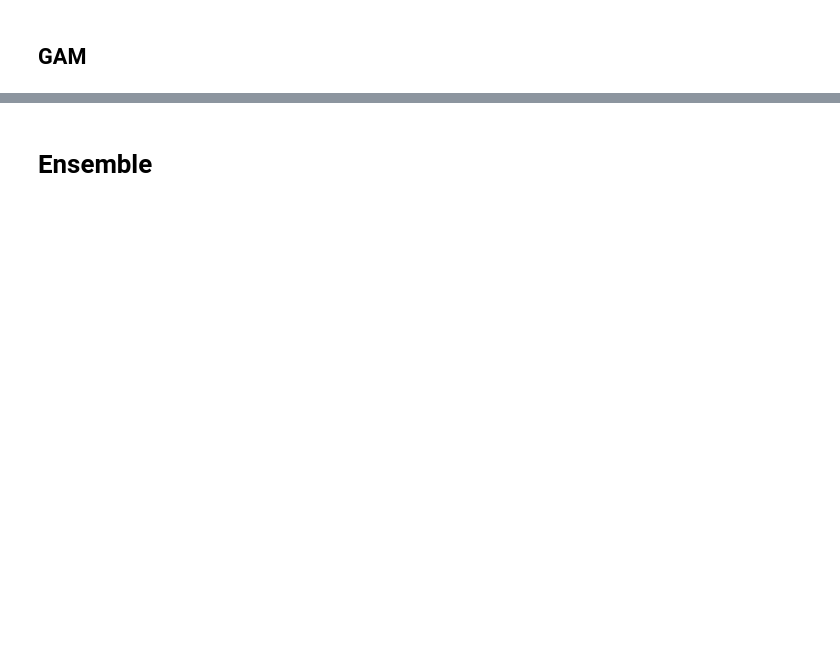
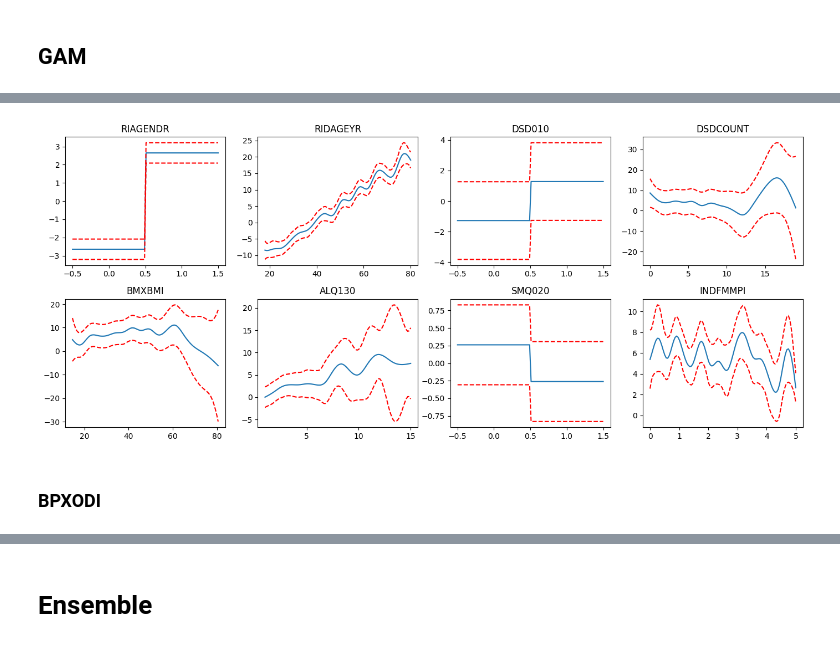
Before and after one commit to LiangqiTang/503-final-project, a Jupyter notebook: Stats 503 Final Project.ipynb, the cells around one changed output, grey strips where cells are left out. Drawn from its saved outputs; the diff is of its cells as text; code cells hidden in the pictures; blank space fills up the shorter version.

```diff
--- a/Stats 503 Final Project.ipynb
+++ b/Stats 503 Final Project.ipynb
@@ -974,0 +995,14 @@ Gradient Boosting Tree: R^2 for BPXODI: 0.13570806219331133
+# %%
+# fit the model
+gam1 = LinearGAM(f(0) + s(1) + f(2) + s(3) + s(4) + s(5) + f(6) + s(7))
+gam1.fit(X_train, y_train_h)
+
+# # search the best lams
+# lam = 0.01
+# lams = [lam] * 8
+# gam.gridsearch(X_train, y_train_h, lam=lams)
+
+# # report the best lambda
+# print(f'Optimal lambda: {gam.lam}')
+
+gam1.summary()
@@ -974,0 +1033,24 @@ Gradient Boosting Tree: R^2 for BPXODI: 0.13570806219331133
+# %%
+# plotting
+fig, (axs1,axs2) = plt.subplots(2, 4, figsize=(14, 6))
+titles = ["RIAGENDR", "RIDAGEYR", "DSD010", "DSDCOUNT", "BMXBMI", "ALQ130", "SMQ020", "INDFMMPI"]
+for i, ax in enumerate(axs1):
+    # create a nice grid of X data
+    XX = gam1.generate_X_grid(term=i)
+    ax.plot(XX[:, i], gam1.partial_dependence(term=i, X=XX))
+    ax.plot(XX[:, i], gam1.partial_dependence(term=i, X=XX, width=.95)[1], c='r', ls='--')
+    ax.set_title(titles[i])
+
+for j, ax in enumerate(axs2):
+    # create a nice grid of X data
+    XX = gam1.generate_X_grid(term=j+4)
+    ax.plot(XX[:, j+4], gam1.partial_dependence(term=j+4, X=XX))
+    ax.plot(XX[:, j+4], gam1.partial_dependence(term=j+4, X=XX, width=.95)[1], c='r', ls='--')
+    ax.set_title(titles[j+4])
+
+plt.tight_layout()
+plt.show()
+# %% [output]
+[figure, added]
+# %% [markdown]
+### BPXODI
```
Also changed, not shown: parts of 8 cells of this notebook, 1 other file.
